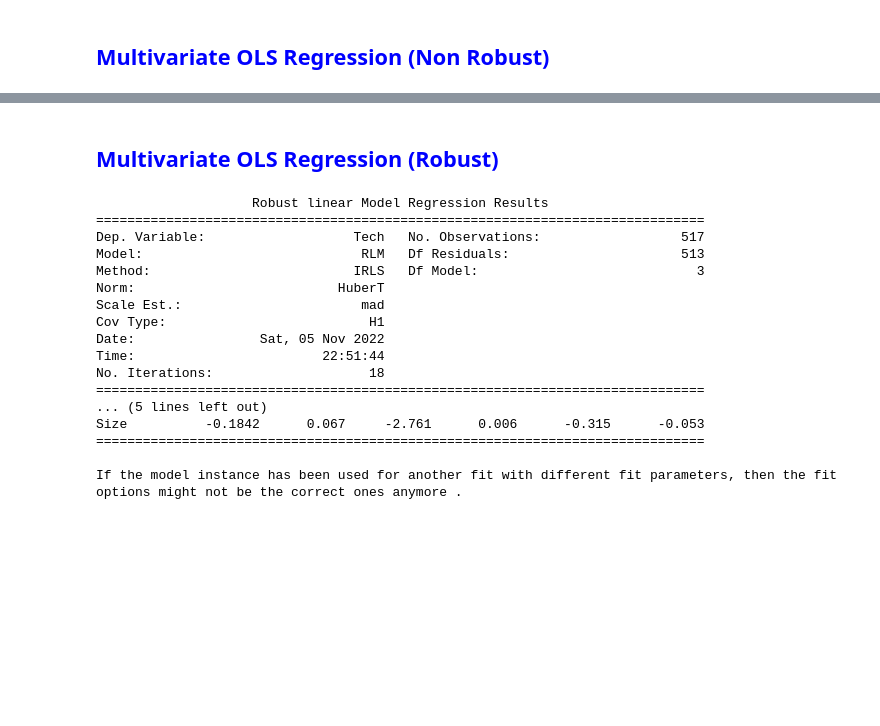
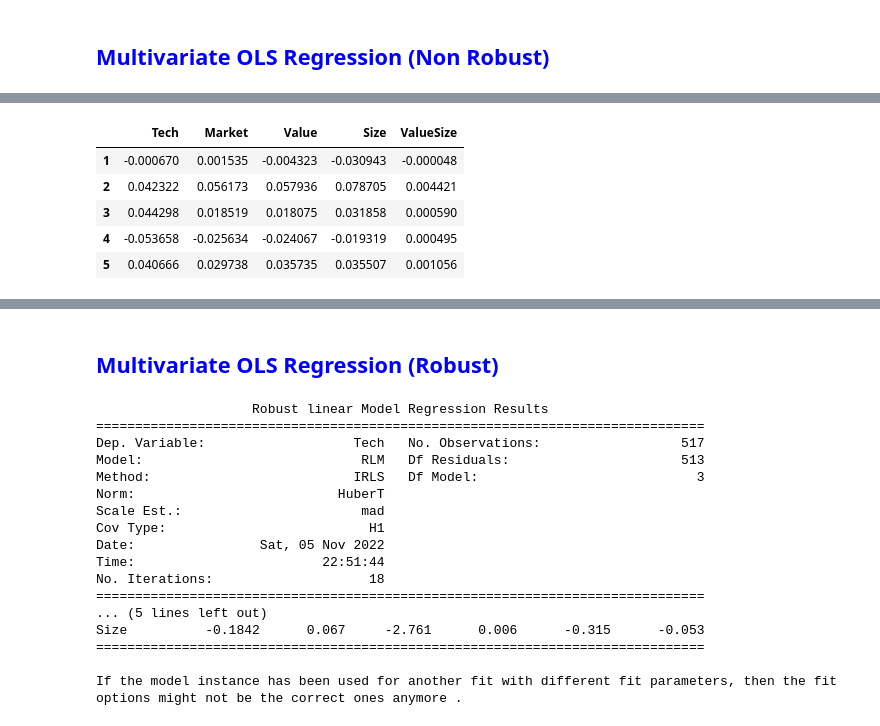
Before and after one commit to joelchrispin/Econometrics---Assignment-3, a Jupyter notebook: assignment3.ipynb, the cells around one changed output, grey strips where cells are left out. Saved outputs shown, nothing was run; the diff lists cells and outputs as text; code cells hidden in the pictures; blank space fills up the shorter version.

```diff
--- a/assignment3.ipynb
+++ b/assignment3.ipynb
@@ -123,0 +131,14 @@ Notes:
+# %%
+# Estimate the model with a Value * Size interaction term
+
+# Add interaction term to the DataFrame
+df_1 = df.copy()
+df_1["ValueSize"] = df_1.Market * df_1.Size
+df_1.head()
+# %% [output]
+|  | Tech | Market | Value | Size | ValueSize |
+| 1 | -0.000670 | 0.001535 | -0.004323 | -0.030943 | -0.000048 |
+| 2 | 0.042322 | 0.056173 | 0.057936 | 0.078705 | 0.004421 |
+| 3 | 0.044298 | 0.018519 | 0.018075 | 0.031858 | 0.000590 |
+| 4 | -0.053658 | -0.025634 | -0.024067 | -0.019319 | 0.000495 |
+| 5 | 0.040666 | 0.029738 | 0.035735 | 0.035507 | 0.001056 |
```
Also changed, not shown: parts of 12 cells of this notebook.
